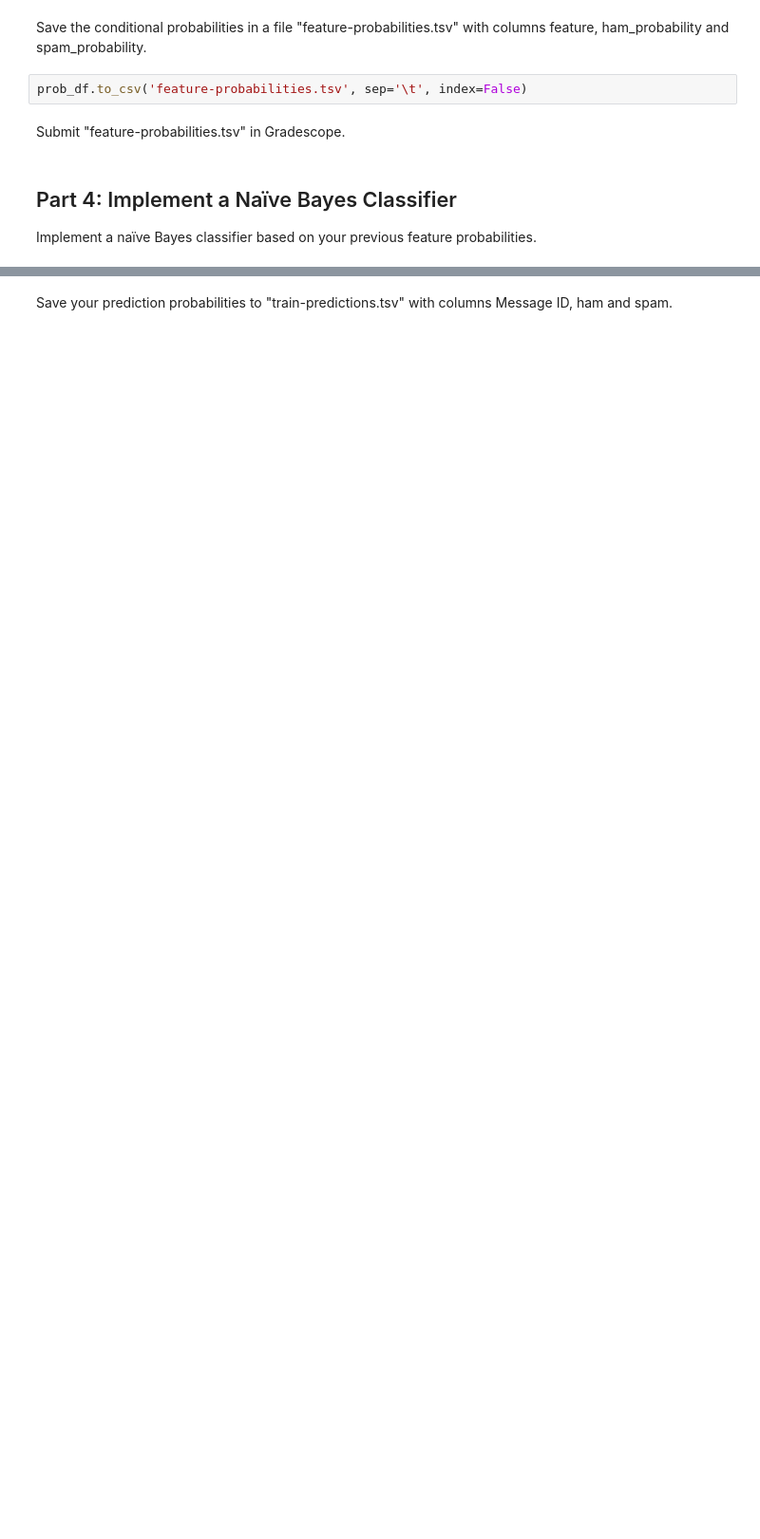
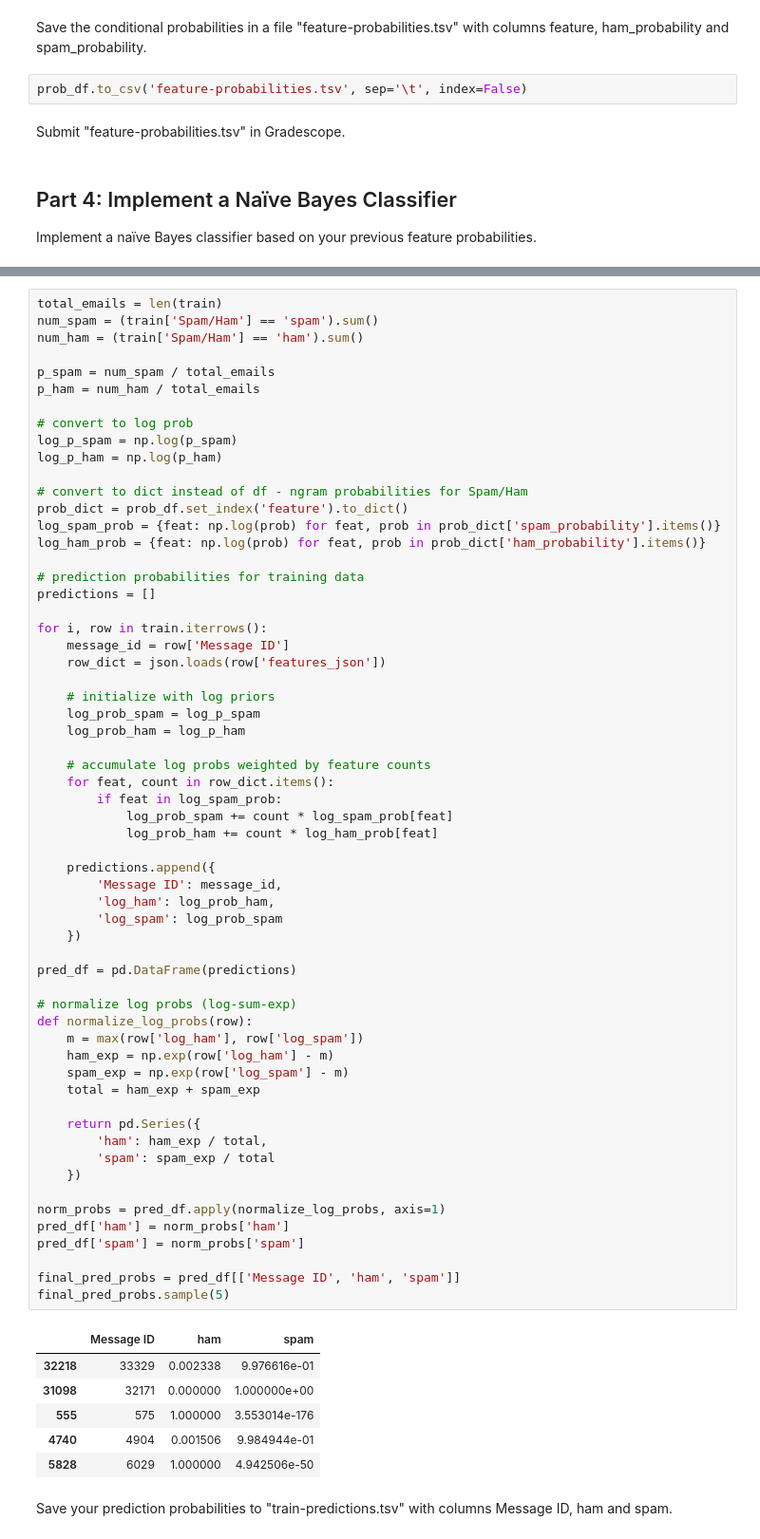
Before and after one commit to aidandig/dx704-project-09, a Jupyter notebook: dx704-project-09.ipynb, the cells around one changed output, grey strips where cells are left out. Shown at 95% size. Saved outputs shown, nothing was run; the diff lists cells and outputs as text; blank space fills up the shorter version.

Commit message:
train prediction probabilities

```diff
--- a/dx704-project-09.ipynb
+++ b/dx704-project-09.ipynb
@@ -267,2 +261,69 @@ Ellipsis
+# %%
+total_emails = len(train)
+num_spam = (train['Spam/Ham'] == 'spam').sum()
+num_ham = (train['Spam/Ham'] == 'ham').sum()
+
+p_spam = num_spam / total_emails
+p_ham = num_ham / total_emails
+
+# convert to log prob
+log_p_spam = np.log(p_spam)
+log_p_ham = np.log(p_ham)
+
+# convert to dict instead of df - ngram probabilities for Spam/Ham
+prob_dict = prob_df.set_index('feature').to_dict()
+log_spam_prob = {feat: np.log(prob) for feat, prob in prob_dict['spam_probability'].items()}
+log_ham_prob = {feat: np.log(prob) for feat, prob in prob_dict['ham_probability'].items()}
+
+# prediction probabilities for training data
+predictions = []
+
+for i, row in train.iterrows():
+    message_id = row['Message ID']
+    row_dict = json.loads(row['features_json'])
+
+    # initialize with log priors
+    log_prob_spam = log_p_spam
+    log_prob_ham = log_p_ham
+
+    # accumulate log probs weighted by feature counts
+    for feat, count in row_dict.items():
+        if feat in log_spam_prob:
+            log_prob_spam += count * log_spam_prob[feat]
+            log_prob_ham += count * log_ham_prob[feat]
+
+    predictions.append({
+        'Message ID': message_id,
+        'log_ham': log_prob_ham,
+        'log_spam': log_prob_spam
+    })
+
+pred_df = pd.DataFrame(predictions)
+
+# normalize log probs (log-sum-exp)
+def normalize_log_probs(row):
+    m = max(row['log_ham'], row['log_spam'])
+    ham_exp = np.exp(row['log_ham'] - m)
+    spam_exp = np.exp(row['log_spam'] - m)
+    total = ham_exp + spam_exp
+
+    return pd.Series({
+        'ham': ham_exp / total,
+        'spam': spam_exp / total
+    })
+
+norm_probs = pred_df.apply(normalize_log_probs, axis=1)
+pred_df['ham'] = norm_probs['ham']
+pred_df['spam'] = norm_probs['spam']
+
+final_pred_probs = pred_df[['Message ID', 'ham', 'spam']]
+final_pred_probs.sample(5)
+# %% [output]
+|  | Message ID | ham | spam |
+| 32218 | 33329 | 0.002338 | 9.976616e-01 |
+| 31098 | 32171 | 0.000000 | 1.000000e+00 |
+| 555 | 575 | 1.000000 | 3.553014e-176 |
+| 4740 | 4904 | 0.001506 | 9.984944e-01 |
+| 5828 | 6029 | 1.000000 | 4.942506e-50 |
 # %% [markdown]
 Save your prediction probabilities to "train-predictions.tsv" with columns Message ID, ham and spam.
```
Also changed, not shown: parts of 4 cells of this notebook, 3 other files.
